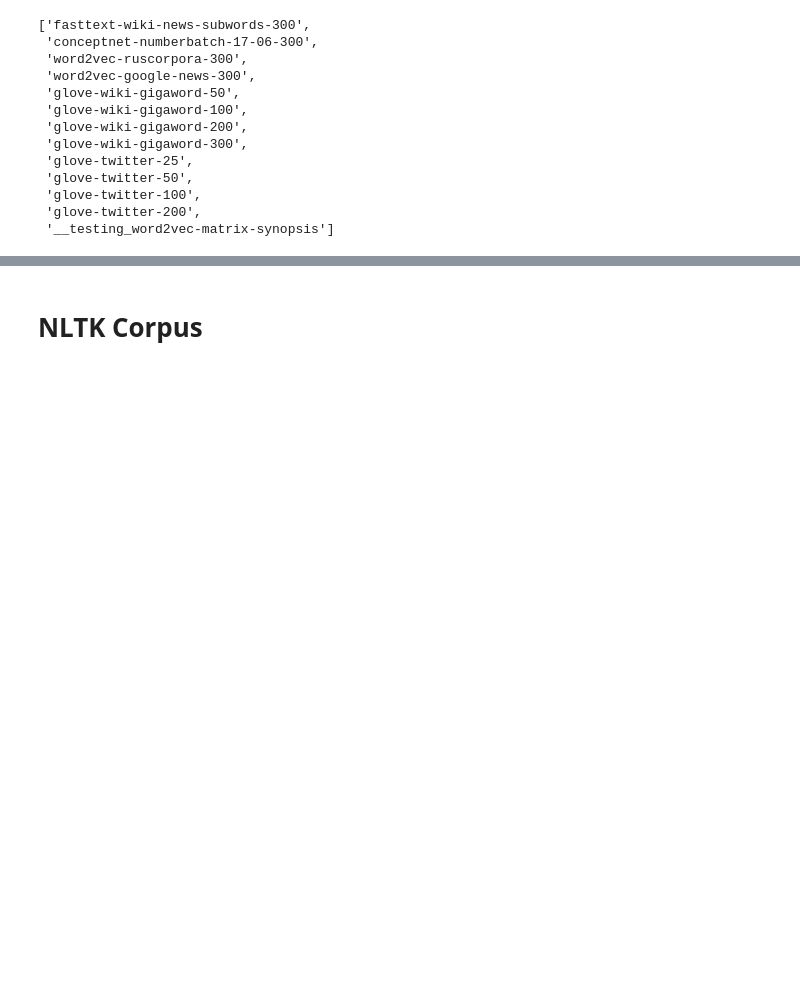
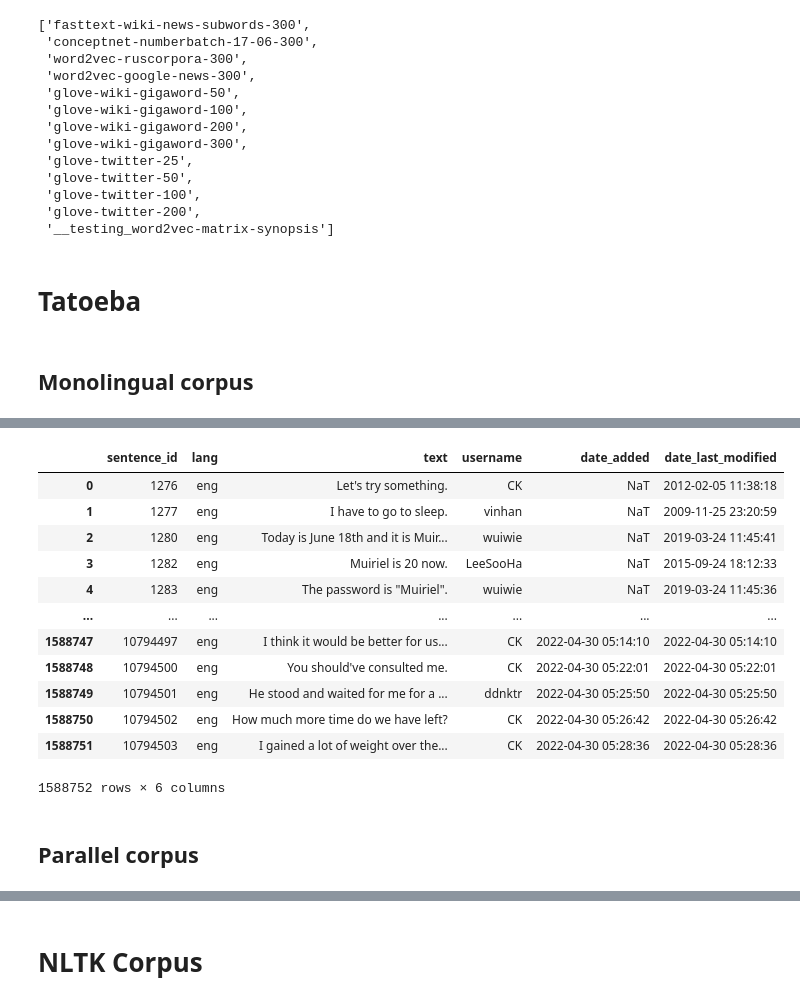
Before and after one commit to howard-haowen/NLP-demos, a Jupyter notebook: nlp_datasets.ipynb, the cells around one changed output, grey strips where cells are left out. Drawn from its saved outputs; the diff is of its cells as text; code cells hidden in the pictures; blank space fills up the shorter version.

Commit message:
Add Tatoeba

```diff
--- a/nlp_datasets.ipynb
+++ b/nlp_datasets.ipynb
@@ -137,3 +137,5 @@ models
  'glove-twitter-100',
  'glove-twitter-200',
  '__testing_word2vec-matrix-synopsis']
+# %% [markdown]
+# Tatoeba
@@ -139,0 +144,2 @@ models
+# %% [markdown]
+## Monolingual corpus
@@ -139,0 +148,4 @@ models
+# %%
+en_df = tatoeba.get("sentences_detailed", ["eng"])
+en_df
+# %% [output]
@@ -139,0 +154,15 @@ models
+|  | sentence_id | lang | text | username | date_added | date_last_modified |
+| 0 | 1276 | eng | Let's try something. | CK | NaT | 2012-02-05 11:38:18 |
+| 1 | 1277 | eng | I have to go to sleep. | vinhan | NaT | 2009-11-25 23:20:59 |
+| 2 | 1280 | eng | Today is June 18th and it is Muir... | wuiwie | NaT | 2019-03-24 11:45:41 |
+| 3 | 1282 | eng | Muiriel is 20 now. | LeeSooHa | NaT | 2015-09-24 18:12:33 |
+| 4 | 1283 | eng | The password is "Muiriel". | wuiwie | NaT | 2019-03-24 11:45:36 |
+| ... | ... | ... | ... | ... | ... | ... |
+| 1588747 | 10794497 | eng | I think it would be better for us... | CK | 2022-04-30 05:14:10 | 2022-04-30 05:14:10 |
+| 1588748 | 10794500 | eng | You should've consulted me. | CK | 2022-04-30 05:22:01 | 2022-04-30 05:22:01 |
+| 1588749 | 10794501 | eng | He stood and waited for me for a ... | ddnktr | 2022-04-30 05:25:50 | 2022-04-30 05:25:50 |
+| 1588750 | 10794502 | eng | How much more time do we have left? | CK | 2022-04-30 05:26:42 | 2022-04-30 05:26:42 |
+| 1588751 | 10794503 | eng | I gained a lot of weight over the... | CK | 2022-04-30 05:28:36 | 2022-04-30 05:28:36 |
+1588752 rows × 6 columns
+# %% [markdown]
+## Parallel corpus
```
Also changed, not shown: parts of 8 cells of this notebook.
